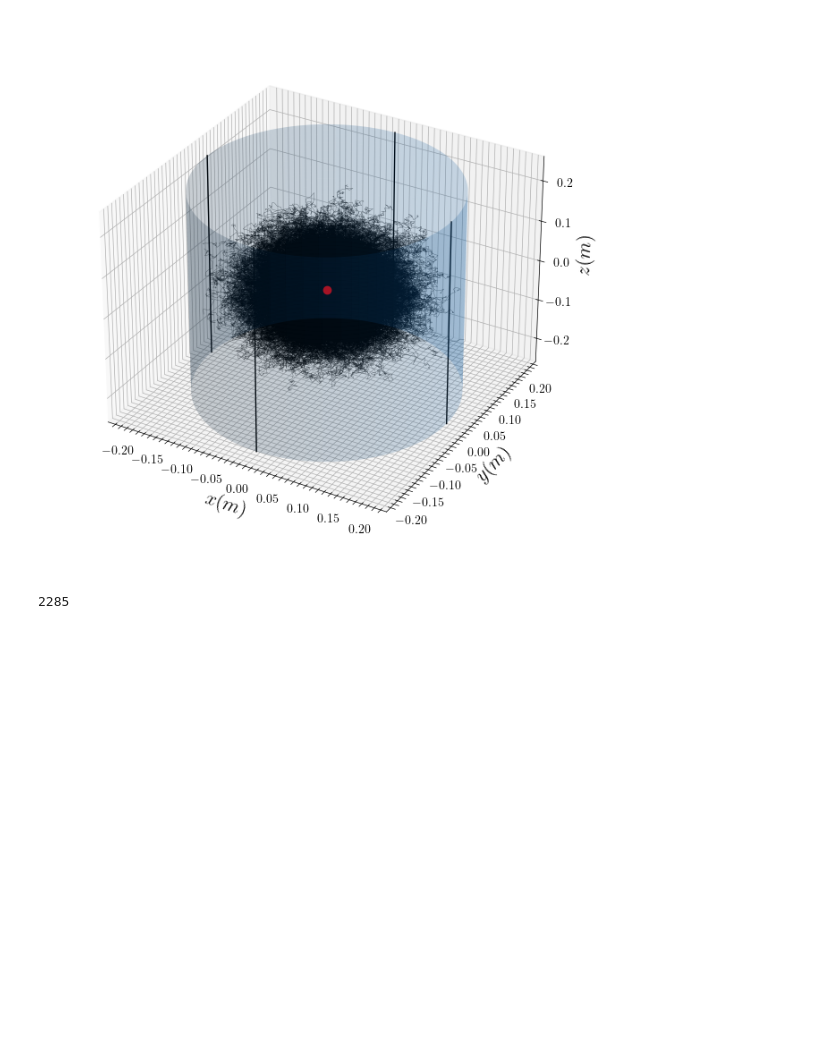
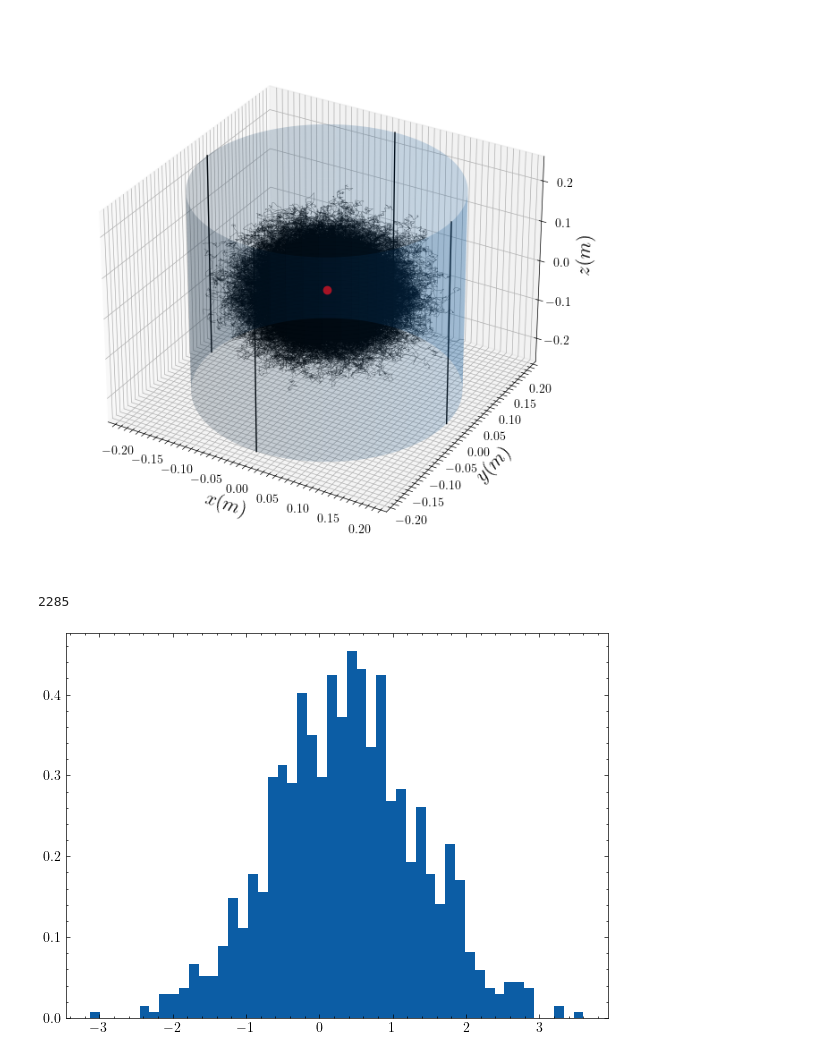
Before and after one commit to DerkNiessink/NeutroWater, a Jupyter notebook: analysis/simulation.ipynb, the cells around one changed output. Saved outputs shown, nothing was run; the diff lists cells and outputs as text; code cells hidden in the pictures; blank space fills up the shorter version.

```diff
--- a/analysis/simulation.ipynb
+++ b/analysis/simulation.ipynb
@@ -76,3 +76,22 @@ print(diffusing_neutrons.get_number_escaped())
 # %% [output]
 [figure]
 2285
+# %%
+def thermal_energy(temperature, size):
+    """
+    Sample an energy (in eV) from the Maxwell-Boltzmann distribution at a given temperature.
+
+    Args:
+        temperature (float): Temperature in Kelvin.
+
+    Returns a float sampled energy in eV.
+    """
+    kT = 8.617333262145e-5 * temperature
+
+    return np.random.normal(loc=np.sqrt(2 * kT), size=size)
+# %%
+plt.figure(figsize=(7,5))
+plt.hist(thermal_energy(1000, 1000), bins=50, density=True)
+plt.show()
+# %% [output]
+[figure, added]
```
Also changed, not shown: 3 other files.
